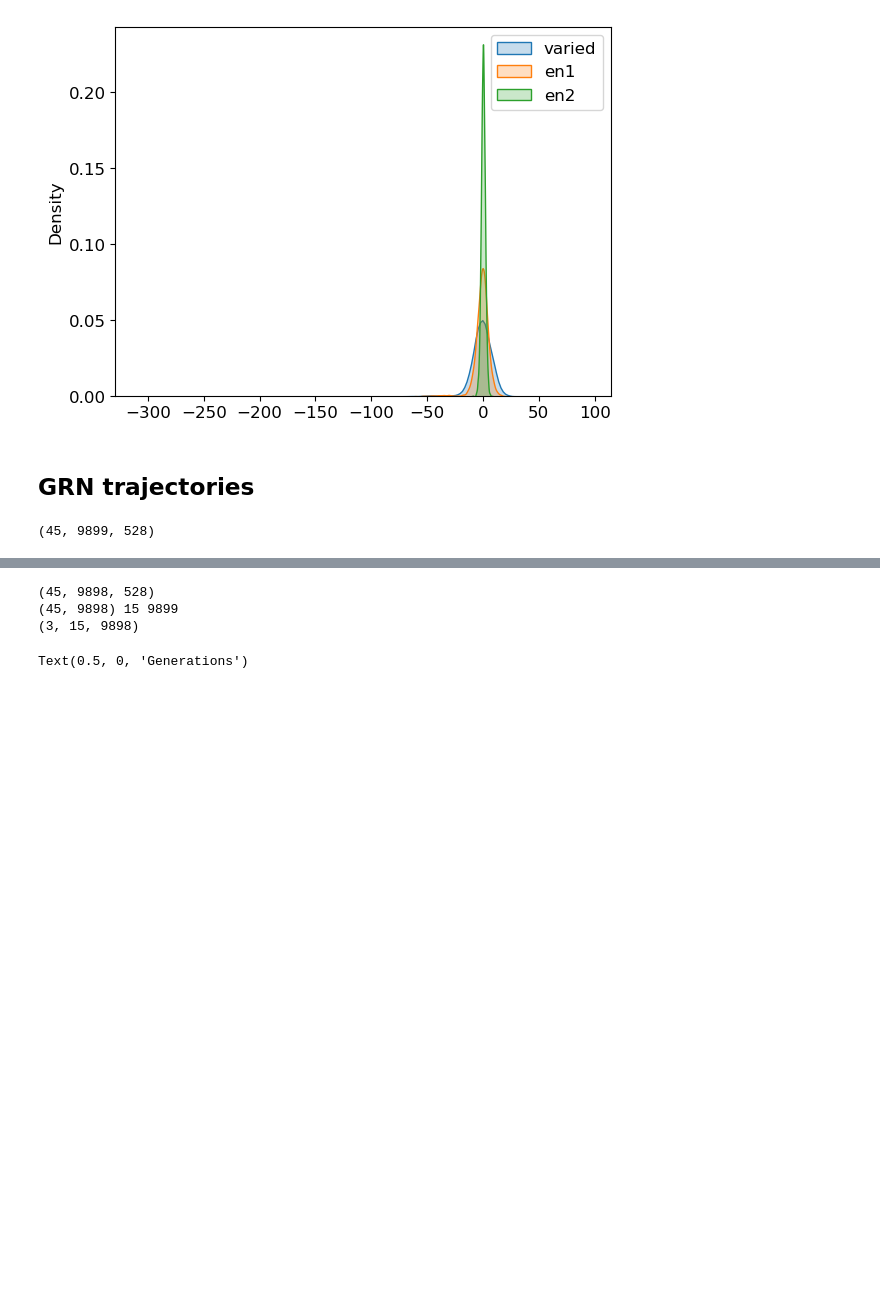
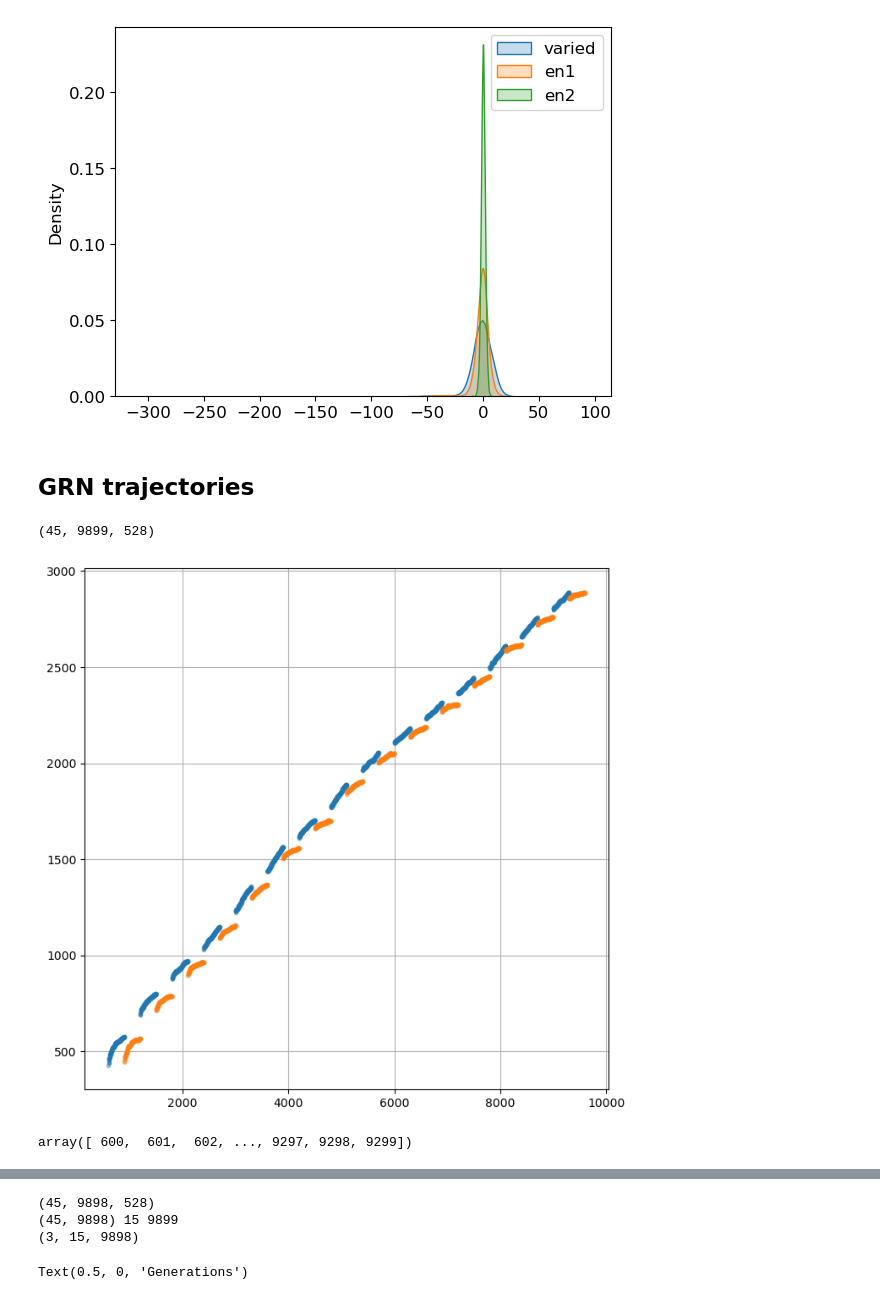
Before and after one commit to Cpetak/CA_GRN2, a Jupyter notebook: variable_grnweights.ipynb, the cells around one changed output, grey strips where cells are left out. Cells and saved outputs as stored; diff of their text form; code cells hidden in the pictures; blank space fills up the shorter version.

Commit message:
getting bet-hedging results

```diff
--- a/variable_grnweights.ipynb
+++ b/variable_grnweights.ipynb
@@ -164,3 +164,45 @@ all_grns=np.vstack(all_grns)
 all_grns.shape
 # %% [output]
 (45, 9899, 528)
+# %%
+#Difference between current gen and last gen in same environment previously
+
+florp = np.arange(0,9899)
+season_len = 300
+n_seasons = int(np.floor(florp.shape[0]/season_len))
+chunked_gens = np.array([florp[i*season_len:(i+1)*season_len] for i in range(n_seasons)])
+assert chunked_gens.size == season_len * n_seasons #safety check
+chunked_season1, chunked_season2 = chunked_gens[0::2], chunked_gens[1::2]
+#season_end_locs1 = chunked_season1[:-1,-1].repeat(300, axis = 0).reshape(15,300) #last gen each season, reshaped for numpy magic to work
+season_end_locs1 = np.array([299]).repeat(300*15).reshape(15,300)
+season_locs1 = chunked_season1[1:,:] #seasons past the first
+#season_end_locs2 = chunked_season2[:-1,-1].repeat(300, axis = 0).reshape(15,300) #last gen each season, reshaped for numpy magic to work
+season_end_locs2 = np.array([599]).repeat(300*15).reshape(15,300)
+season_locs2 = chunked_season2[1:,:] #seasons past the first
+
+curr_grns = all_grns[:15,:,:]
+
+season_end_grns = curr_grns[:,season_end_locs1,:]
+season_grns = curr_grns[:,season_locs1,:]
+result1 = np.abs(season_end_grns - season_grns) #season ends - next season generations
+result1 = result1.reshape((15,15*300,528)) #flatten generations
+
+season_end_grns = curr_grns[:,season_end_locs2,:]
+season_grns = curr_grns[:,season_locs2,:]
+result2 = np.abs(season_end_grns - season_grns) #season ends - next season generations
+result2 = result2.reshape((15,15*300,528)) #flatten generations
+# %%
+fig = plt.figure(figsize=(8,8))
+x_vals = chunked_season1.flatten()[300:]
+plt.plot(x_vals,result1.sum(axis=2).mean(axis=0),".",alpha=0.2)
+x_vals = chunked_season2.flatten()[300:]
+plt.plot(x_vals,result2.sum(axis=2).mean(axis=0),".",alpha=0.2)
+#plt.xticks(x_vals[::100])
+plt.grid()
+plt.show()
+# %% [output]
+[figure, added]
+# %%
+chunked_season1.flatten()[300:]
+# %% [output]
+array([ 600,  601,  602, ..., 9297, 9298, 9299])
```
Also changed, not shown: parts of 8 cells of this notebook, 9 other files.
